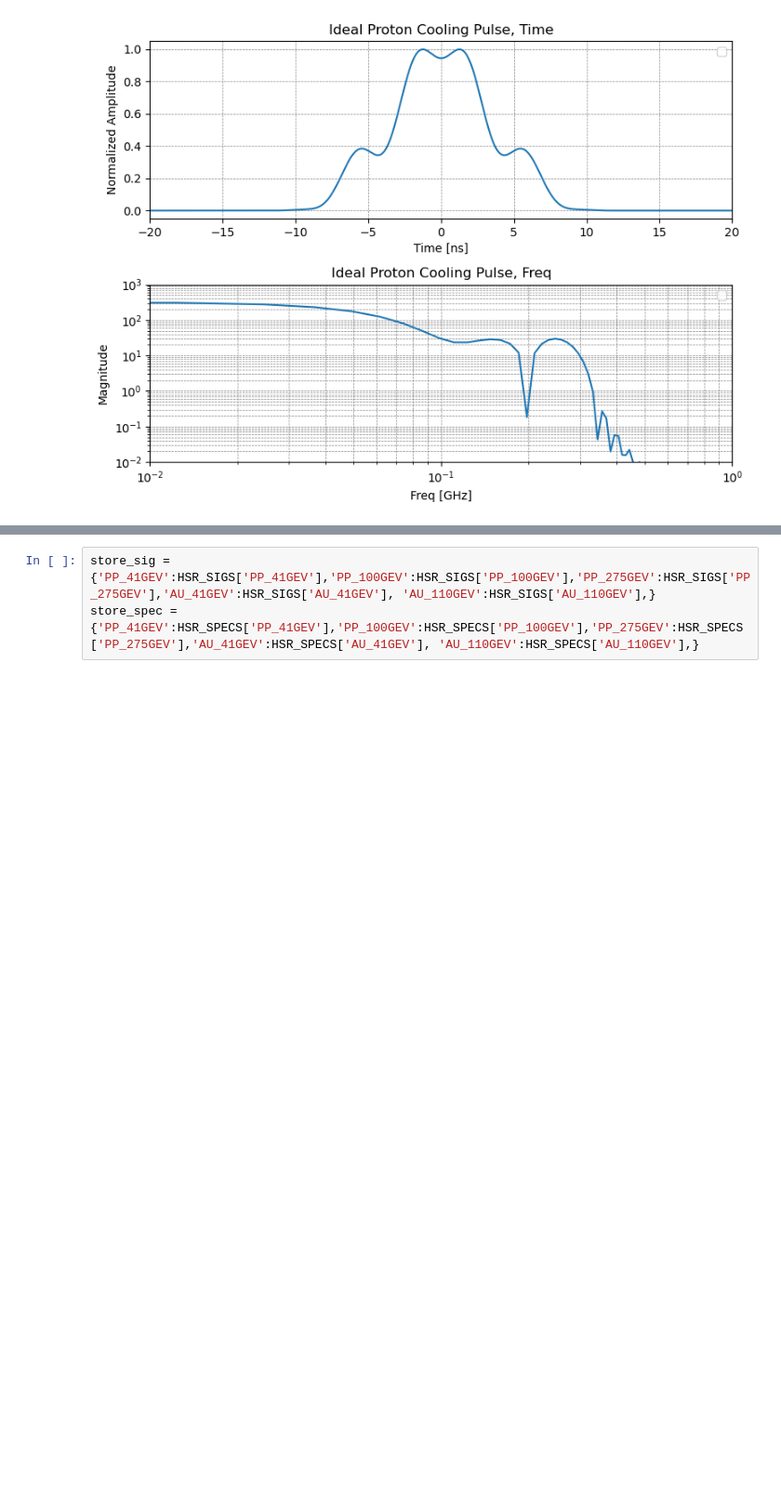
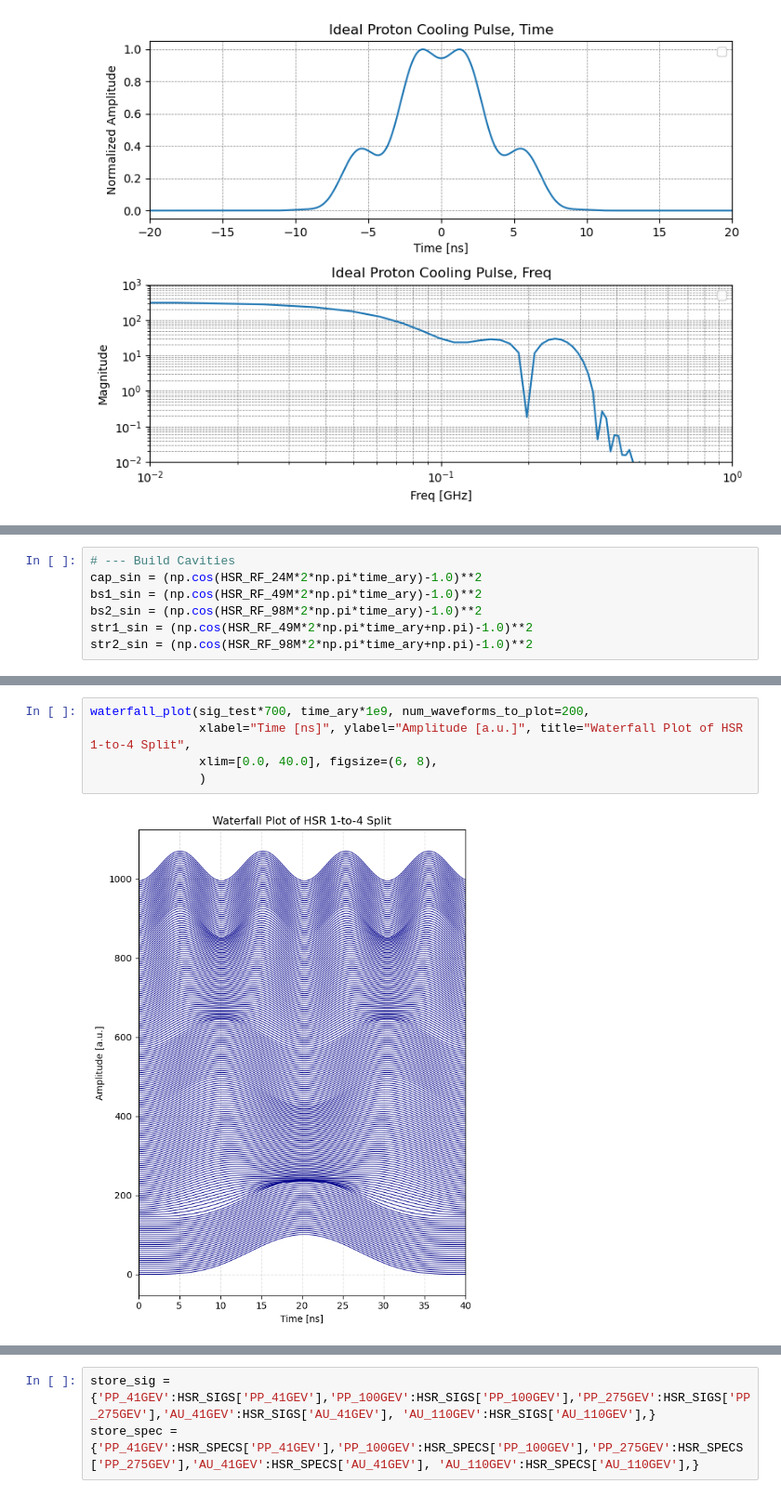
Before and after one commit to whyven/instrSimTools, a Jupyter notebook: instrSimTools/Testing_Notebook.ipynb, the cells around one changed output, grey strips where cells are left out. Shown at 93% size. Drawn from its saved outputs; the diff is of its cells as text; blank space fills up the shorter version.

```diff
--- a/instrSimTools/Testing_Notebook.ipynb
+++ b/instrSimTools/Testing_Notebook.ipynb
@@ -605,0 +614,7 @@ plot_gaus_pulses( time_ary, HSR_SIGS['PP_RAMP'], freq_ary, HSR_SPECS['PP_RAMP'],
+# %%
+# --- Build Cavities
+cap_sin = (np.cos(HSR_RF_24M*2*np.pi*time_ary)-1.0)**2
+bs1_sin = (np.cos(HSR_RF_49M*2*np.pi*time_ary)-1.0)**2
+bs2_sin = (np.cos(HSR_RF_98M*2*np.pi*time_ary)-1.0)**2
+str1_sin = (np.cos(HSR_RF_49M*2*np.pi*time_ary+np.pi)-1.0)**2
+str2_sin = (np.cos(HSR_RF_98M*2*np.pi*time_ary+np.pi)-1.0)**2
@@ -605,0 +670,7 @@ plot_gaus_pulses( time_ary, HSR_SIGS['PP_RAMP'], freq_ary, HSR_SPECS['PP_RAMP'],
+# %%
+waterfall_plot(sig_test*700, time_ary*1e9, num_waveforms_to_plot=200,
+               xlabel="Time [ns]", ylabel="Amplitude [a.u.]", title="Waterfall Plot of HSR 1-to-4 Split",
+               xlim=[0.0, 40.0], figsize=(6, 8),
+               )
+# %% [output]
+[figure, added]
```
Also changed, not shown: parts of 23 cells of this notebook, 1 other file.
